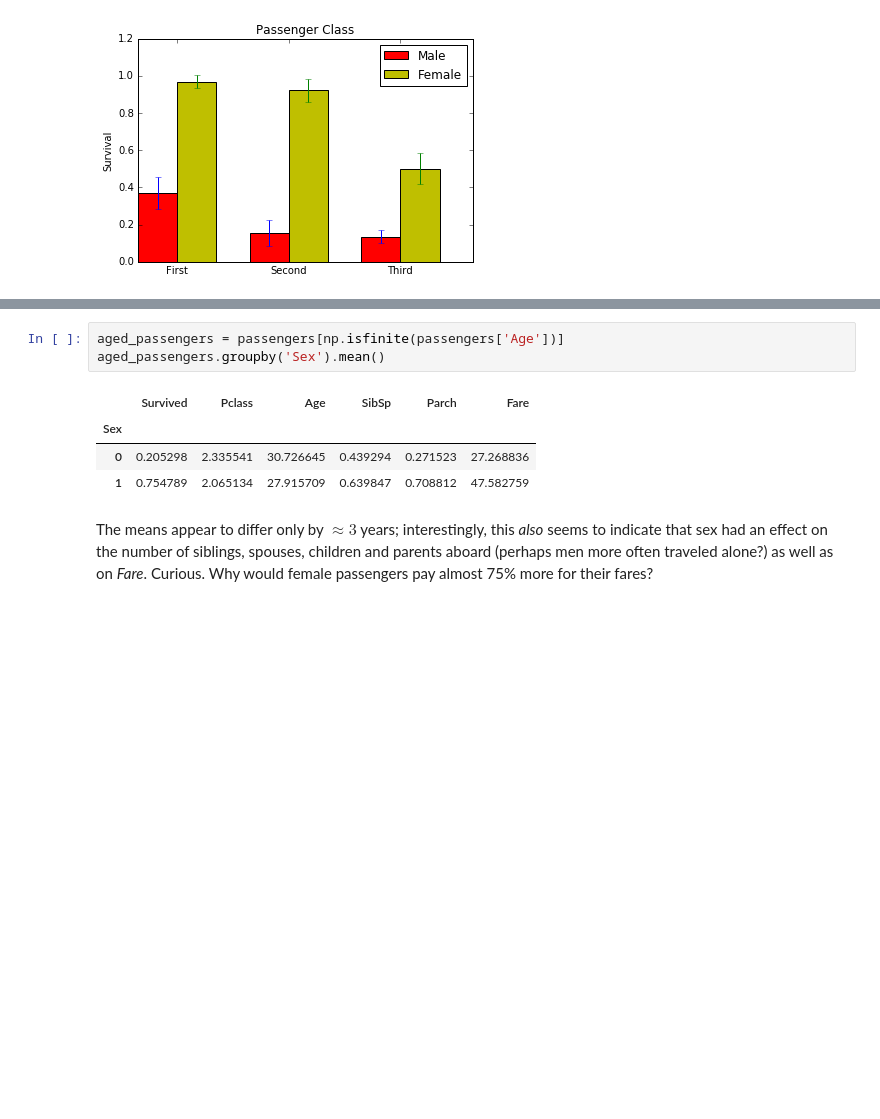
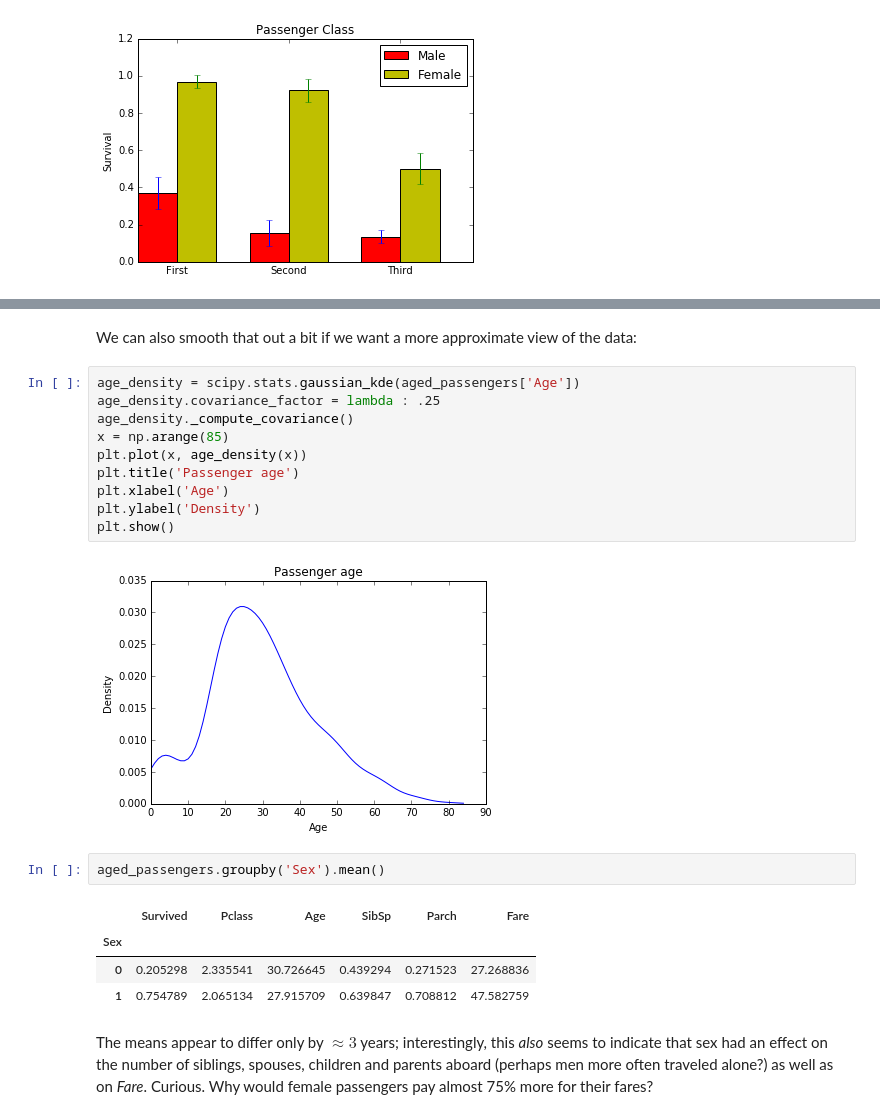
Before and after one commit to moredatarequired/fend, a Jupyter notebook: IPND - Titanic data analysis.ipynb, the cells around one changed output, grey strips where cells are left out. Cells and saved outputs as stored; diff of their text form; blank space fills up the shorter version.

```diff
--- a/IPND - Titanic data analysis.ipynb
+++ b/IPND - Titanic data analysis.ipynb
@@ -223,5 +256,18 @@ When examining the data broken down by *Pclass* and *Sex*, I noticed that *Age*
+# %% [markdown]
+We can also smooth that out a bit if we want a more approximate view of the data:
+# %%
+age_density = scipy.stats.gaussian_kde(aged_passengers['Age'])
+age_density.covariance_factor = lambda : .25
+age_density._compute_covariance()
+x = np.arange(85)
+plt.plot(x, age_density(x))
+plt.title('Passenger age')
+plt.xlabel('Age')
+plt.ylabel('Density')
+plt.show()
+# %% [output]
+[figure, added]
 # %%
-aged_passengers = passengers[np.isfinite(passengers['Age'])]
 aged_passengers.groupby('Sex').mean()
 # %% [output]
 |  | Survived | Pclass | Age | SibSp | Parch | Fare |
```
Also changed, not shown: parts of 11 cells of this notebook, 1 other file.
